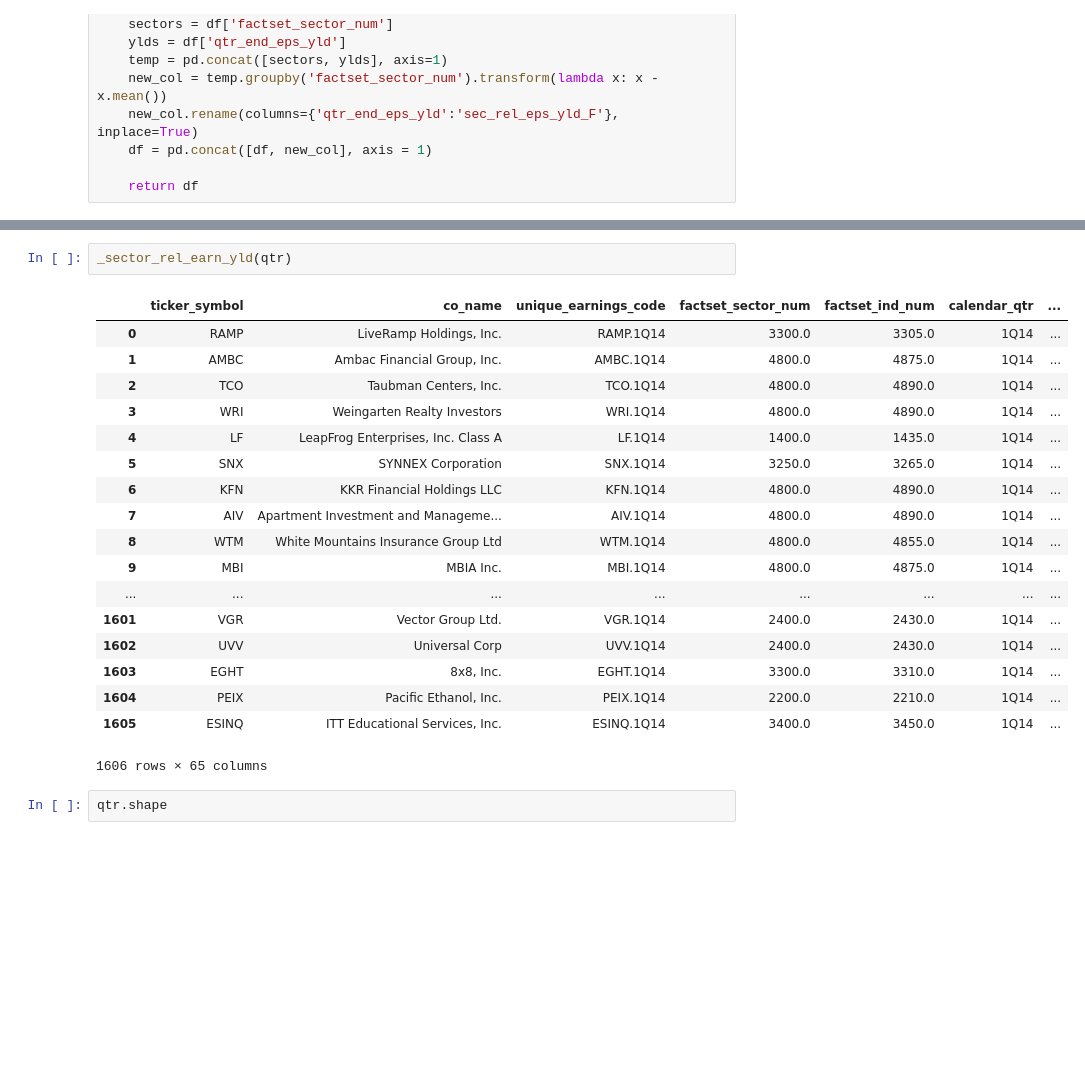
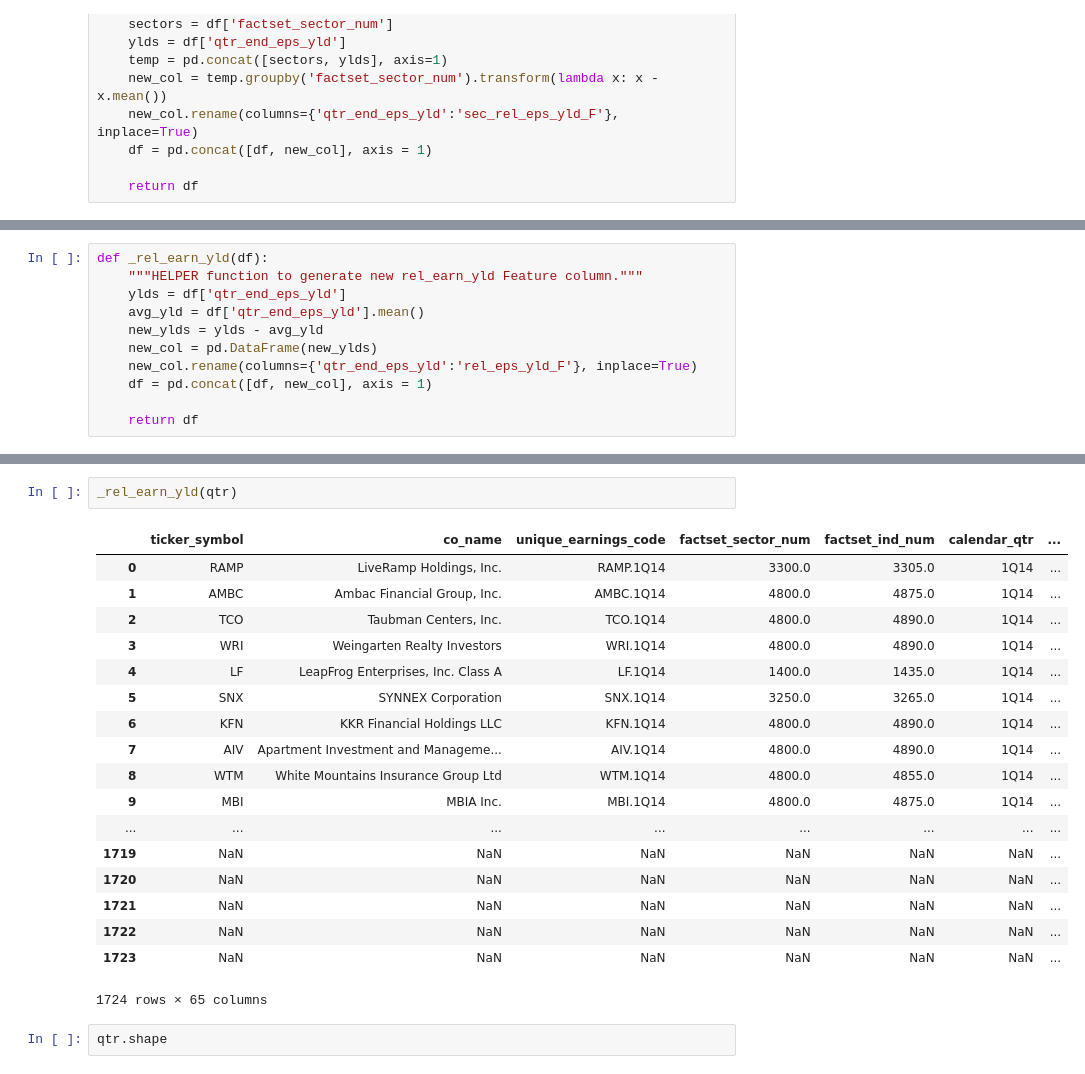
Before and after one commit to jlewis425/anomalies-in-earnings-release-reactions, a Jupyter notebook: fsm_sandbox.ipynb, the cells around one changed output, grey strips where cells are left out. Drawn from its saved outputs; the diff is of its cells as text; blank space fills up the shorter version.

```diff
--- a/fsm_sandbox.ipynb
+++ b/fsm_sandbox.ipynb
@@ -627,0 +626,11 @@ sectors = qtr['factset_sector_num']
+# %%
+def _rel_earn_yld(df):
+    """HELPER function to generate new rel_earn_yld Feature column."""
+    ylds = df['qtr_end_eps_yld']
+    avg_yld = df['qtr_end_eps_yld'].mean()
+    new_ylds = ylds - avg_yld
+    new_col = pd.DataFrame(new_ylds)
+    new_col.rename(columns={'qtr_end_eps_yld':'rel_eps_yld_F'}, inplace=True)
+    df = pd.concat([df, new_col], axis = 1)
+
+    return df
@@ -628,24 +671,24 @@ sectors = qtr['factset_sector_num']
 # %%
-_sector_rel_earn_yld(qtr)
+_rel_earn_yld(qtr)
 # %% [output]
 |  | ticker_symbol | co_name | unique_earnings_code | factset_sector_num | factset_ind_num | calendar_qtr | ... |
 | 0 | RAMP | LiveRamp Holdings, Inc. | RAMP.1Q14 | 3300.0 | 3305.0 | 1Q14 | ... |
 | 1 | AMBC | Ambac Financial Group, Inc. | AMBC.1Q14 | 4800.0 | 4875.0 | 1Q14 | ... |
 | 2 | TCO | Taubman Centers, Inc. | TCO.1Q14 | 4800.0 | 4890.0 | 1Q14 | ... |
 | 3 | WRI | Weingarten Realty Investors | WRI.1Q14 | 4800.0 | 4890.0 | 1Q14 | ... |
 | 4 | LF | LeapFrog Enterprises, Inc. Class A | LF.1Q14 | 1400.0 | 1435.0 | 1Q14 | ... |
 | 5 | SNX | SYNNEX Corporation | SNX.1Q14 | 3250.0 | 3265.0 | 1Q14 | ... |
 | 6 | KFN | KKR Financial Holdings LLC | KFN.1Q14 | 4800.0 | 4890.0 | 1Q14 | ... |
 | 7 | AIV | Apartment Investment and Manageme... | AIV.1Q14 | 4800.0 | 4890.0 | 1Q14 | ... |
 | 8 | WTM | White Mountains Insurance Group Ltd | WTM.1Q14 | 4800.0 | 4855.0 | 1Q14 | ... |
 | 9 | MBI | MBIA Inc. | MBI.1Q14 | 4800.0 | 4875.0 | 1Q14 | ... |
 | ... | ... | ... | ... | ... | ... | ... | ... |
-| 1601 | VGR | Vector Group Ltd. | VGR.1Q14 | 2400.0 | 2430.0 | 1Q14 | ... |
-| 1602 | UVV | Universal Corp | UVV.1Q14 | 2400.0 | 2430.0 | 1Q14 | ... |
-| 1603 | EGHT | 8x8, Inc. | EGHT.1Q14 | 3300.0 | 3310.0 | 1Q14 | ... |
-| 1604 | PEIX | Pacific Ethanol, Inc. | PEIX.1Q14 | 2200.0 | 2210.0 | 1Q14 | ... |
-| 1605 | ESINQ | ITT Educational Services, Inc. | ESINQ.1Q14 | 3400.0 | 3450.0 | 1Q14 | ... |
+| 1719 | NaN | NaN | NaN | NaN | NaN | NaN | ... |
+| 1720 | NaN | NaN | NaN | NaN | NaN | NaN | ... |
+| 1721 | NaN | NaN | NaN | NaN | NaN | NaN | ... |
+| 1722 | NaN | NaN | NaN | NaN | NaN | NaN | ... |
+| 1723 | NaN | NaN | NaN | NaN | NaN | NaN | ... |
-1606 rows × 65 columns
+1724 rows × 65 columns
 # %%
 qtr.shape
 # %% [output]
```
Also changed, not shown: parts of 5 cells of this notebook.
